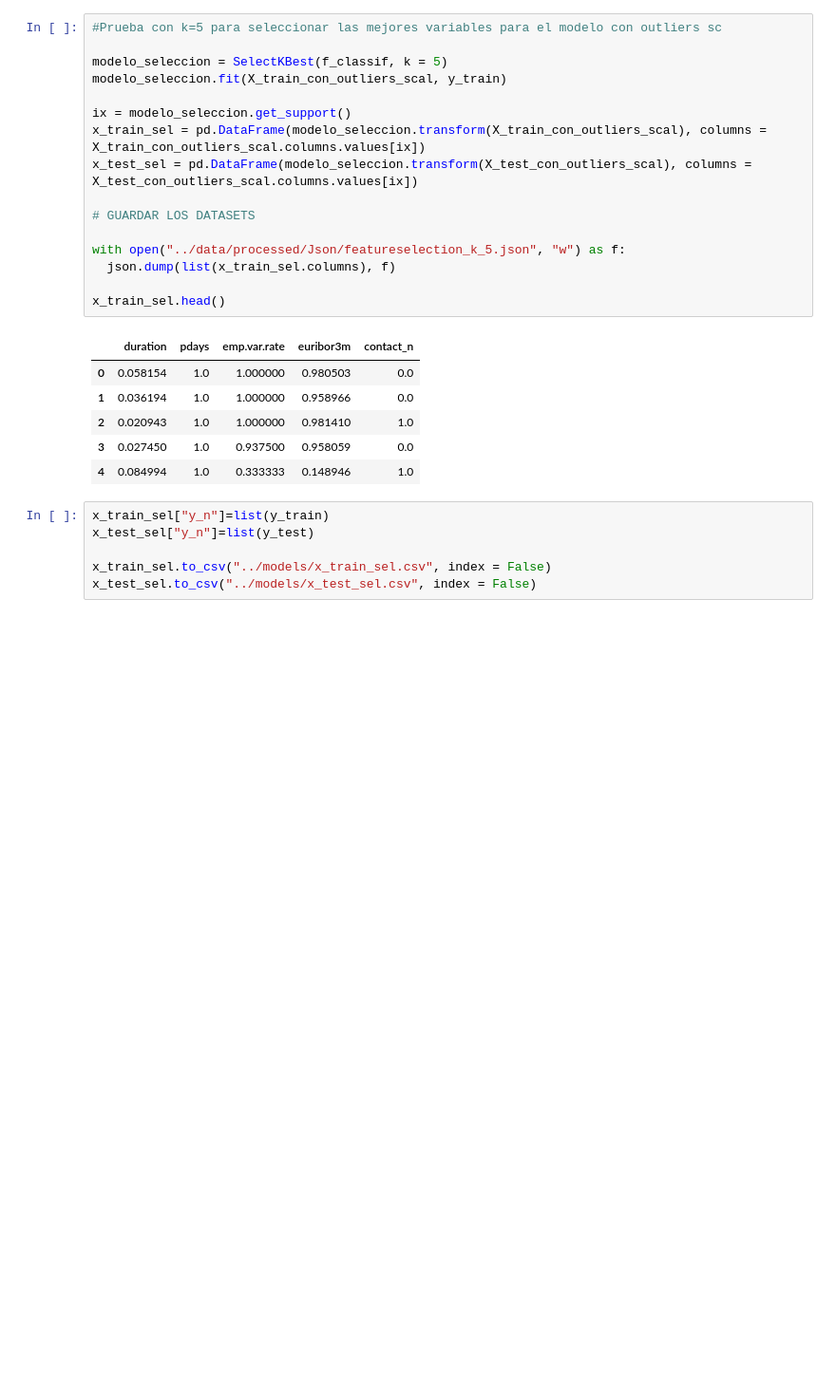
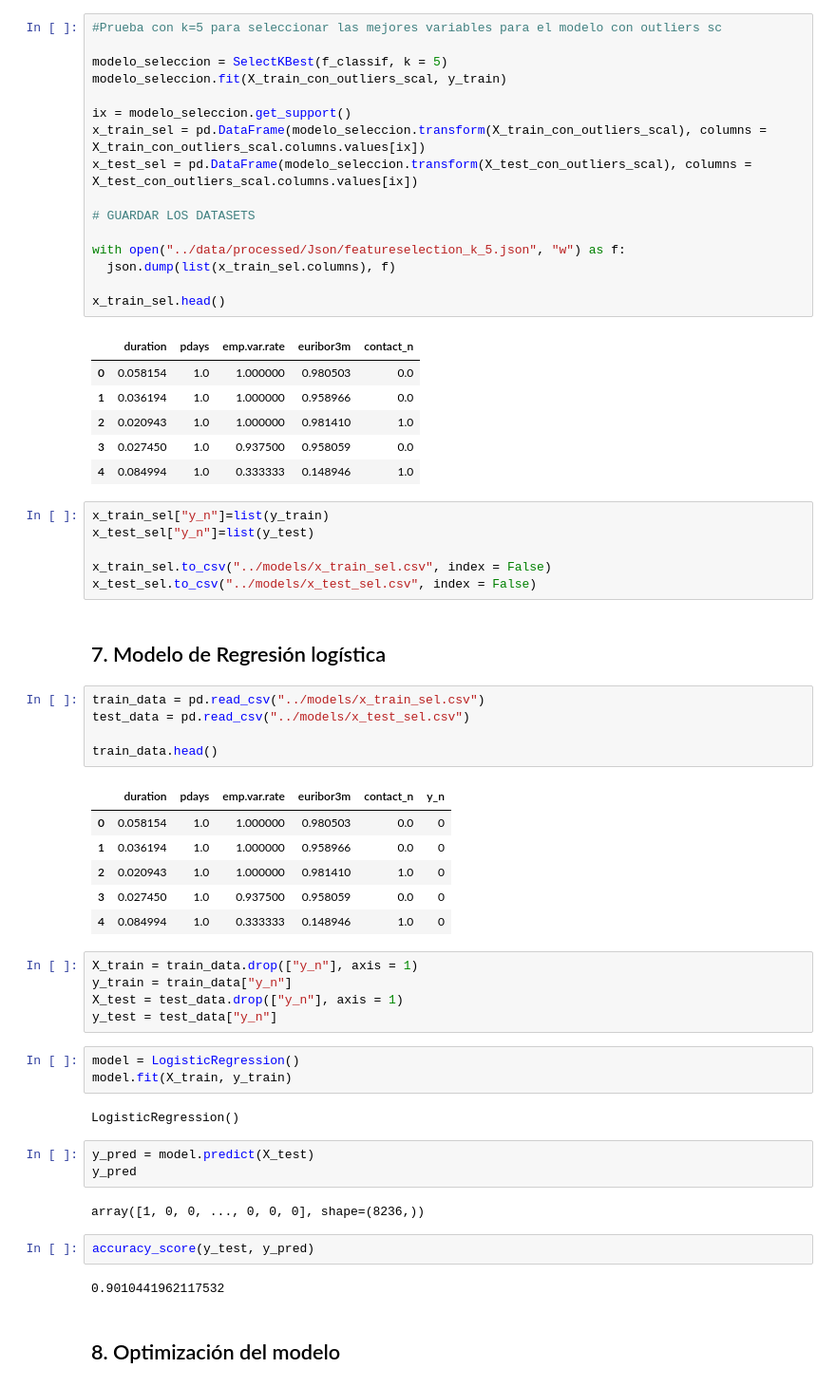
Before and after one commit to Jo-verse/JF_Machine_learning_project, a Jupyter notebook: src/EDA_Campaña_bancaria.ipynb, the cells around one changed output. Shown at 95% size. Cells and saved outputs as stored; diff of their text form; blank space fills up the shorter version.

```diff
--- a/src/EDA_Campaña_bancaria.ipynb
+++ b/src/EDA_Campaña_bancaria.ipynb
@@ -620,3 +624,38 @@ x_test_sel["y_n"]=list(y_test)
 
 x_train_sel.to_csv("../models/x_train_sel.csv", index = False)
 x_test_sel.to_csv("../models/x_test_sel.csv", index = False)
+# %% [markdown]
+## 7. Modelo de Regresión logística
+# %%
+train_data = pd.read_csv("../models/x_train_sel.csv")
+test_data = pd.read_csv("../models/x_test_sel.csv")
+
+train_data.head()
+# %% [output]
+|  | duration | pdays | emp.var.rate | euribor3m | contact_n | y_n |
+| 0 | 0.058154 | 1.0 | 1.000000 | 0.980503 | 0.0 | 0 |
+| 1 | 0.036194 | 1.0 | 1.000000 | 0.958966 | 0.0 | 0 |
+| 2 | 0.020943 | 1.0 | 1.000000 | 0.981410 | 1.0 | 0 |
+| 3 | 0.027450 | 1.0 | 0.937500 | 0.958059 | 0.0 | 0 |
+| 4 | 0.084994 | 1.0 | 0.333333 | 0.148946 | 1.0 | 0 |
+# %%
+X_train = train_data.drop(["y_n"], axis = 1)
+y_train = train_data["y_n"]
+X_test = test_data.drop(["y_n"], axis = 1)
+y_test = test_data["y_n"]
+# %%
+model = LogisticRegression()
+model.fit(X_train, y_train)
+# %% [output]
+LogisticRegression()
+# %%
+y_pred = model.predict(X_test)
+y_pred
+# %% [output]
+array([1, 0, 0, ..., 0, 0, 0], shape=(8236,))
+# %%
+accuracy_score(y_test, y_pred)
+# %% [output]
+0.9010441962117532
+# %% [markdown]
+## 8. Optimización del modelo
```
Also changed, not shown: parts of 7 cells of this notebook, 14 other files.
